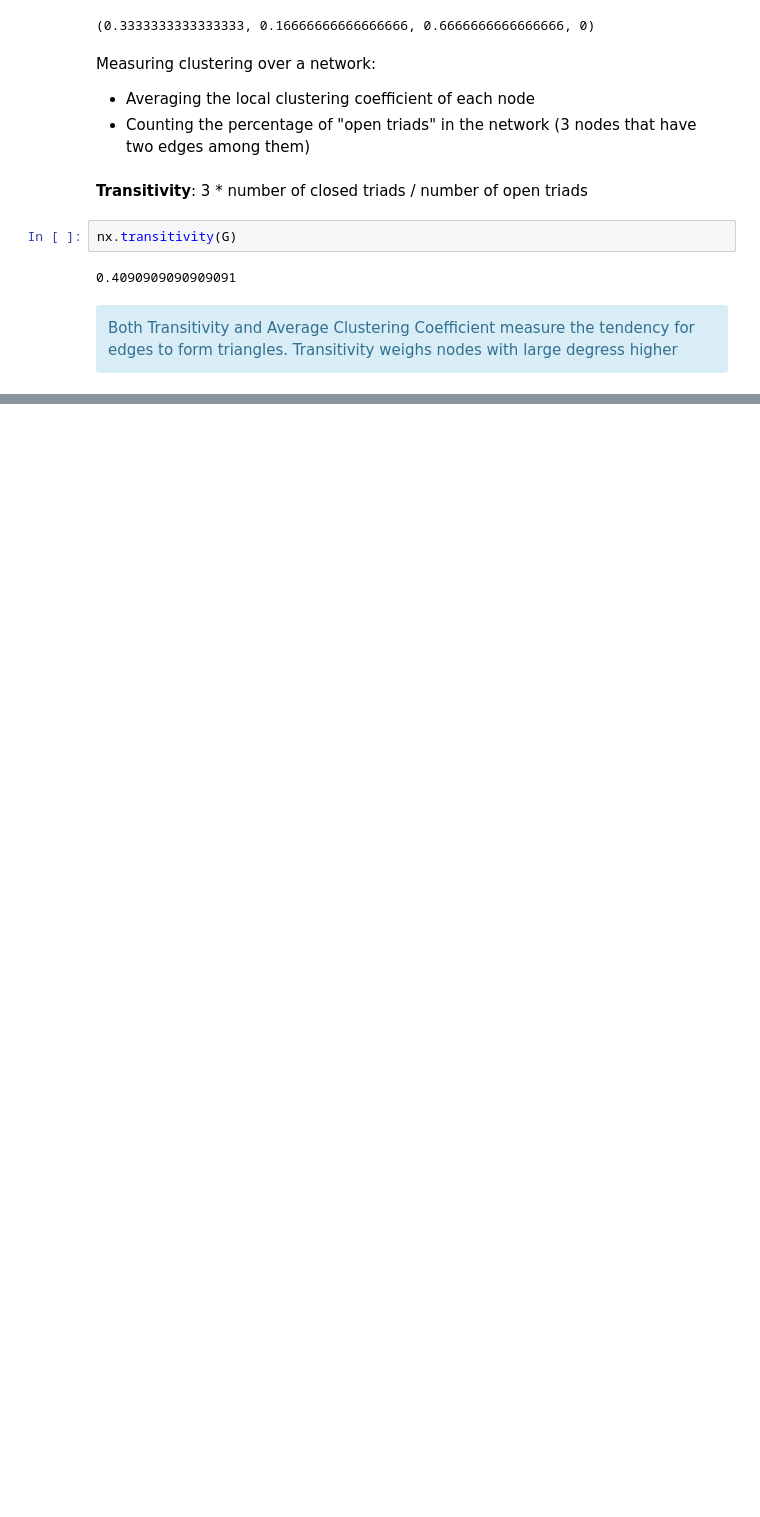
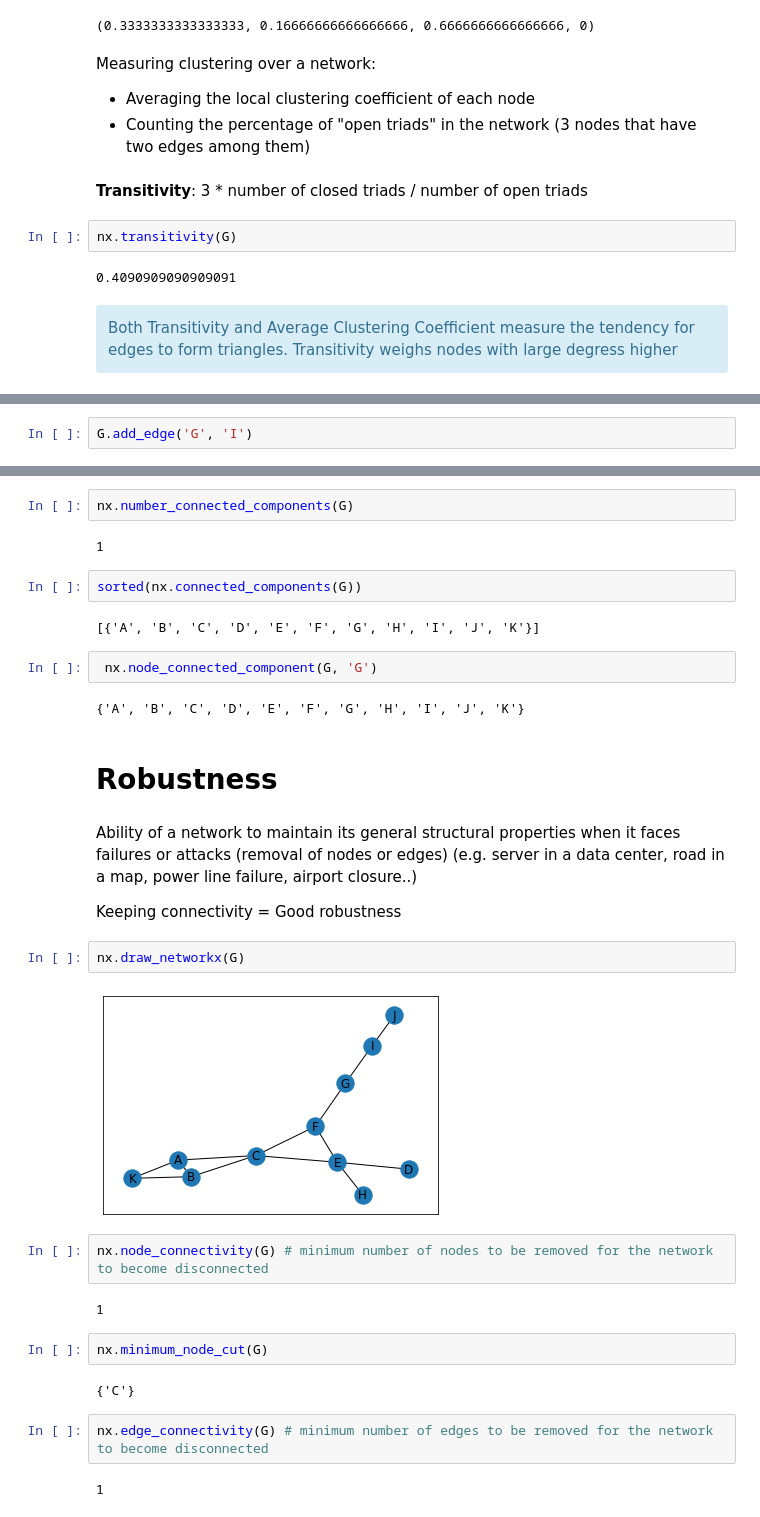
Before and after one commit to Siliam/social_network_analysis, a Jupyter notebook: networkx/Network Connectivity.ipynb, the cells around one changed output, grey strips where cells are left out. Saved outputs shown, nothing was run; the diff lists cells and outputs as text; blank space fills up the shorter version.

```diff
--- a/networkx/Network Connectivity.ipynb
+++ b/networkx/Network Connectivity.ipynb
@@ -48,0 +95,2 @@ Both Transitivity and Average Clustering Coefficient measure the tendency for ed
+# %%
+G.add_edge('G', 'I')
@@ -48,0 +170,34 @@ Both Transitivity and Average Clustering Coefficient measure the tendency for ed
+# %%
+nx.number_connected_components(G)
+# %% [output]
+1
+# %%
+sorted(nx.connected_components(G))
+# %% [output]
+[{'A', 'B', 'C', 'D', 'E', 'F', 'G', 'H', 'I', 'J', 'K'}]
+# %%
+ nx.node_connected_component(G, 'G')
+# %% [output]
+{'A', 'B', 'C', 'D', 'E', 'F', 'G', 'H', 'I', 'J', 'K'}
+# %% [markdown]
+# Robustness
+# %% [markdown]
+Ability of a network to maintain its general structural properties when it faces failures or attacks (removal of nodes or edges) (e.g. server in a data center, road in a map, power line failure, airport closure..)
+
+Keeping connectivity = Good robustness
+# %%
+nx.draw_networkx(G)
+# %% [output]
+[figure, added]
+# %%
+nx.node_connectivity(G) # minimum number of nodes to be removed for the network to become disconnected
+# %% [output]
+1
+# %%
+nx.minimum_node_cut(G)
+# %% [output]
+{'C'}
+# %%
+nx.edge_connectivity(G) # minimum number of edges to be removed for the network to become disconnected
+# %% [output]
+1
```
Also changed, not shown: parts of 40 cells of this notebook.
